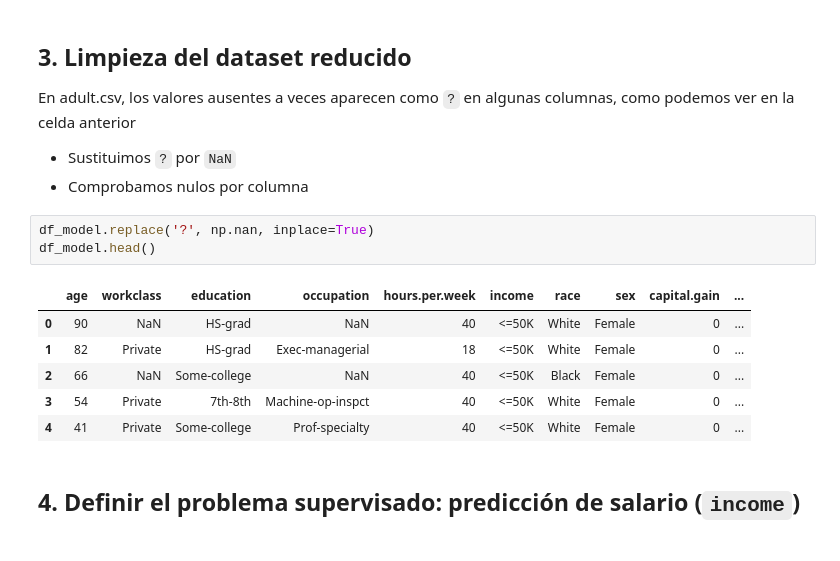
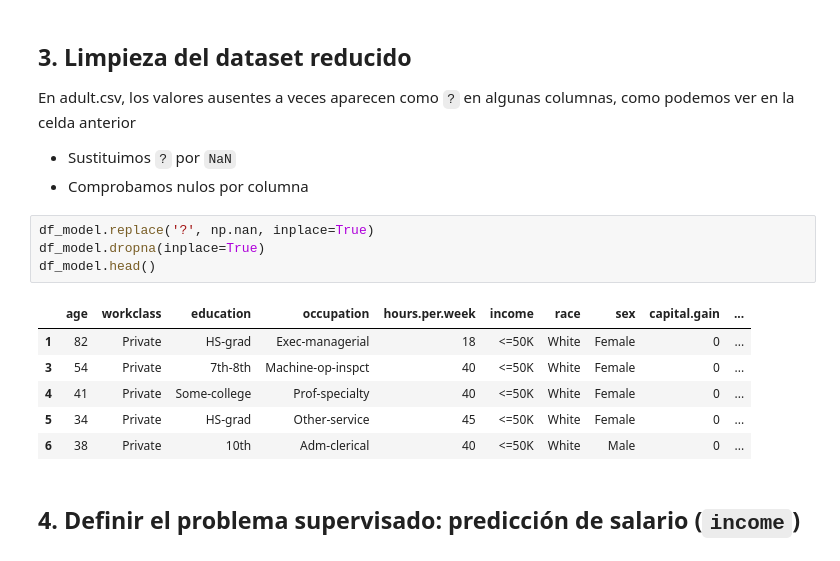
Before and after one commit to manuelo24-jpg/Ejercicios-Python, a Jupyter notebook: Saa/PruebaEstadistica/ejercicio_datos_2/EstudioDatos_03_alum.ipynb, the cells around one changed output. Saved outputs shown, nothing was run; the diff lists cells and outputs as text.

```diff
--- a/Saa/PruebaEstadistica/ejercicio_datos_2/EstudioDatos_03_alum.ipynb
+++ b/Saa/PruebaEstadistica/ejercicio_datos_2/EstudioDatos_03_alum.ipynb
@@ -82,14 +82,15 @@ En adult.csv, los valores ausentes a veces aparecen como `?` en algunas columnas
 - Comprobamos nulos por columna
 # %%
 df_model.replace('?', np.nan, inplace=True)
+df_model.dropna(inplace=True)
 df_model.head()
 # %% [output]
 |  | age | workclass | education | occupation | hours.per.week | income | race | sex | capital.gain | ... |
-| 0 | 90 | NaN | HS-grad | NaN | 40 | <=50K | White | Female | 0 | ... |
 | 1 | 82 | Private | HS-grad | Exec-managerial | 18 | <=50K | White | Female | 0 | ... |
-| 2 | 66 | NaN | Some-college | NaN | 40 | <=50K | Black | Female | 0 | ... |
 | 3 | 54 | Private | 7th-8th | Machine-op-inspct | 40 | <=50K | White | Female | 0 | ... |
 | 4 | 41 | Private | Some-college | Prof-specialty | 40 | <=50K | White | Female | 0 | ... |
+| 5 | 34 | Private | HS-grad | Other-service | 45 | <=50K | White | Female | 0 | ... |
+| 6 | 38 | Private | 10th | Adm-clerical | 40 | <=50K | White | Male | 0 | ... |
 # %% [markdown]
 ## 4. Definir el problema supervisado: predicción de salario (`income`)
 # %%
```
Also changed, not shown: parts of 2 cells of this notebook, 1 other file.
